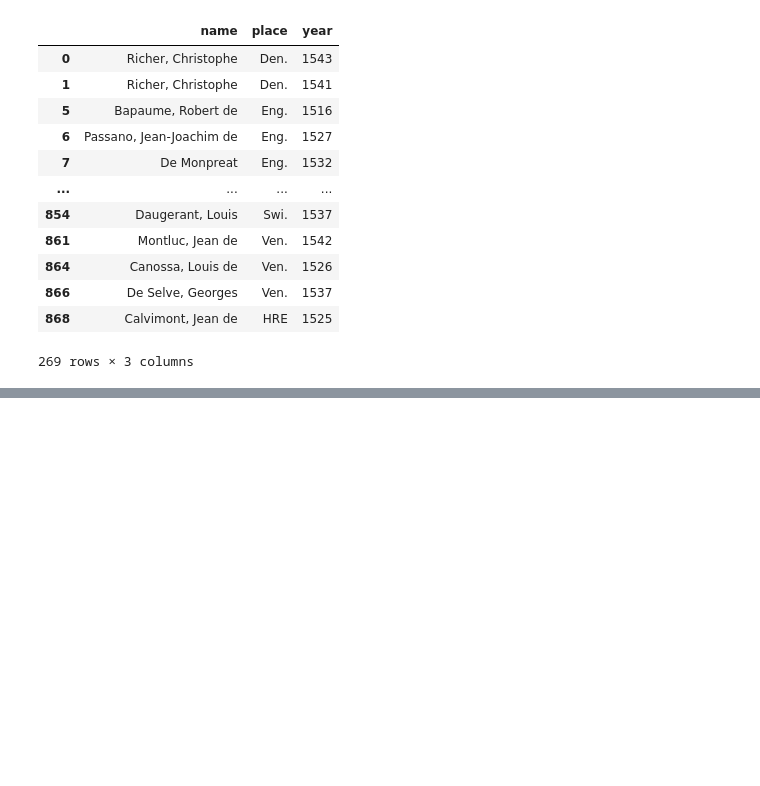
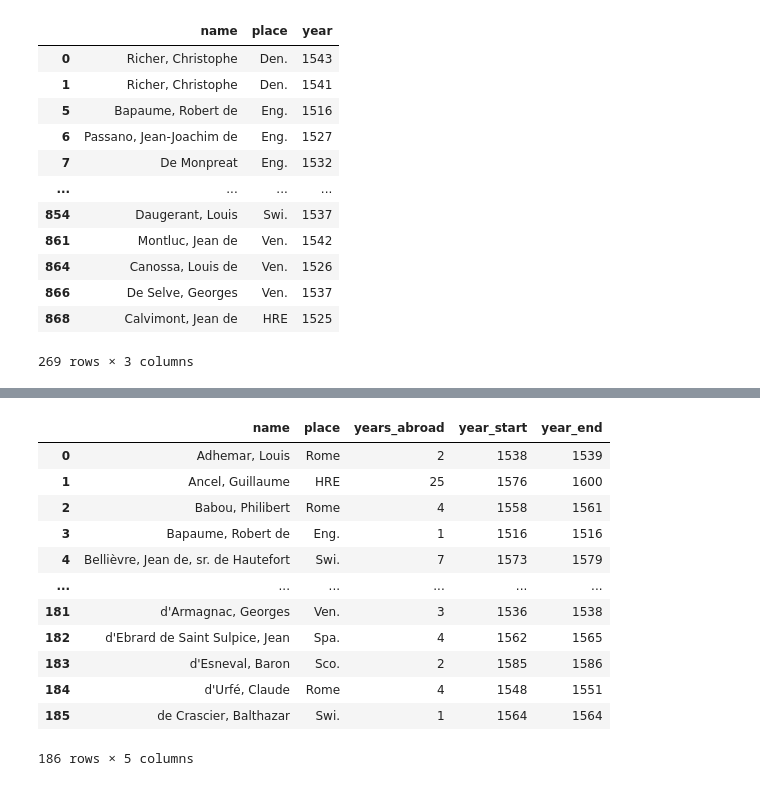
Before and after one commit to Queens-CDA250-Python/python-classwork-f2026, a Jupyter notebook: notebooks/w6.1-df-adv.ipynb, the cells around one changed output, grey strips where cells are left out. Drawn from its saved outputs; the diff is of its cells as text; code cells hidden in the pictures; blank space fills up the shorter version.

```diff
--- a/notebooks/w6.1-df-adv.ipynb
+++ b/notebooks/w6.1-df-adv.ipynb
@@ -140,0 +218,21 @@ df.loc[~((df["place"] == "Netherlands") | (df["place"] == "England")) & (df["yea
+# %%
+df_g1 = df.groupby(["name", "place"]).agg(
+    years_abroad=("years_present", "count"),
+    year_start=("year", "min"),
+    year_end=("year", "max"),
+).reset_index().sort_values(by="name")
+df_g1
+# %% [output]
+|  | name | place | years_abroad | year_start | year_end |
+| 0 | Adhemar, Louis | Rome | 2 | 1538 | 1539 |
+| 1 | Ancel, Guillaume | HRE | 25 | 1576 | 1600 |
+| 2 | Babou, Philibert | Rome | 4 | 1558 | 1561 |
+| 3 | Bapaume, Robert de | Eng. | 1 | 1516 | 1516 |
+| 4 | Bellièvre, Jean de, sr. de Hautefort | Swi. | 7 | 1573 | 1579 |
+| ... | ... | ... | ... | ... | ... |
+| 181 | d'Armagnac, Georges | Ven. | 3 | 1536 | 1538 |
+| 182 | d'Ebrard de Saint Sulpice, Jean | Spa. | 4 | 1562 | 1565 |
+| 183 | d'Esneval, Baron | Sco. | 2 | 1585 | 1586 |
+| 184 | d'Urfé, Claude | Rome | 4 | 1548 | 1551 |
+| 185 | de Crascier, Balthazar | Swi. | 1 | 1564 | 1564 |
+186 rows × 5 columns
```
Also changed, not shown: parts of 5 cells of this notebook.
